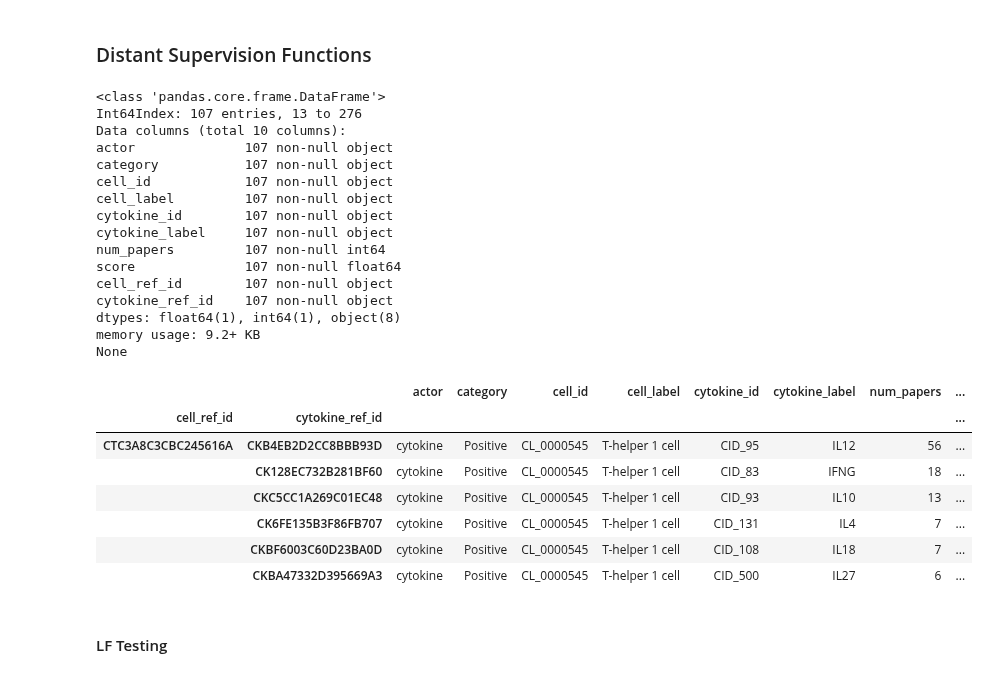
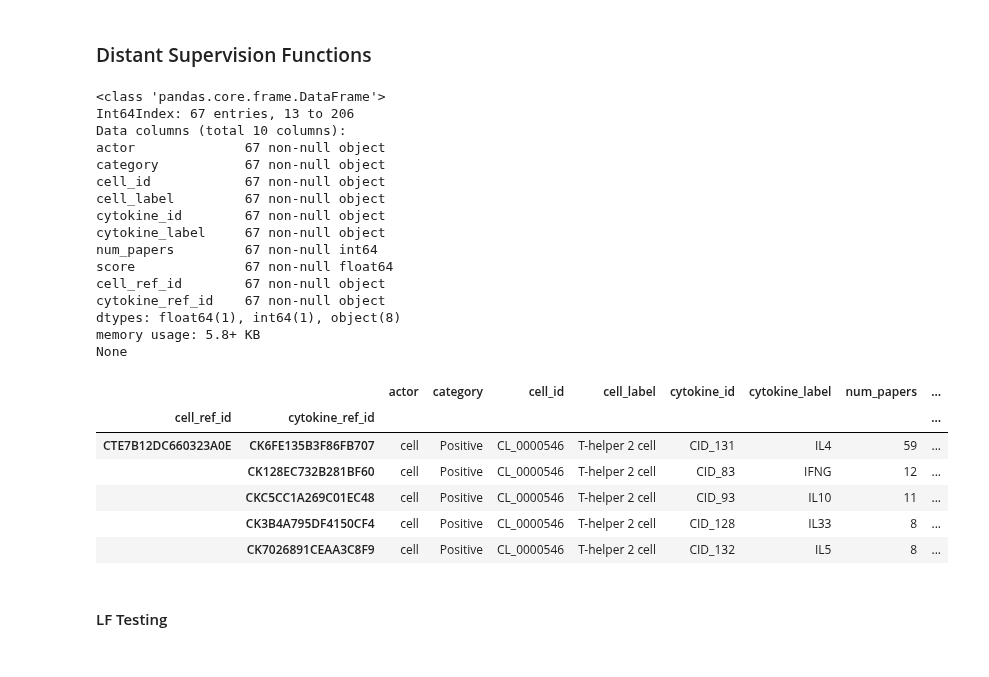
Before and after one commit to hammerlab/t-cell-relation-extraction, a Jupyter notebook: pm_subtype_protein_relations/snorkel/05-training-marginals.ipynb, the cells around one changed output. Cells and saved outputs as stored; diff of their text form; code cells hidden in the pictures.

```diff
--- a/pm_subtype_protein_relations/snorkel/05-training-marginals.ipynb
+++ b/pm_subtype_protein_relations/snorkel/05-training-marginals.ipynb
@@ -247,8 +206,8 @@ df_ix = pd.read_csv(osp.join(os.environ['SUPERVISION_DATA_DIR'], 'immunexpresso'
 
 # Filter to records with known cell/cytokine mappings for internal IDS
 df_ix = df_ix[df_ix['cell_ref_id'].notnull() & df_ix['cytokine_ref_id'].notnull()]
-# Also filter to records with >= 6 publications, as classification is a bit noisy
-df_ix = df_ix[df_ix['num_papers'] >= 6]
+# Also filter to records with >= 8 publications, as classification is a bit noisy
+df_ix = df_ix[df_ix['num_papers'] >= 8]
 print(df_ix.info())
 df_ix = df_ix.set_index(['cell_ref_id', 'cytokine_ref_id']).sort_index()
 
@@ -272,9 +231,11 @@ def LF_indck_dsup_imexpresso(c):
     ind2 = is_known_ix_relation(c, 'cytokine', 'Negative')
     ind3 = is_known_ix_relation(c, 'cell', 'Positive')
     if ind1:
-        return 1
-    if ind2 or ind3:
-        return -1
+        if not ind2 and not ind3:
+            return 1
+    else:
+        if ind2 or ind3:
+            return -1
     return 0
 
 def LF_secck_dsup_imexpresso(c):
@@ -284,26 +245,28 @@ def LF_secck_dsup_imexpresso(c):
     ind2 = is_known_ix_relation(c, 'cytokine', 'Positive')
     ind3 = is_known_ix_relation(c, 'cytokine', 'Negative')
     if ind1:
-        return 1
-    if ind2 or ind3:
-        return -1
+        if not ind2 and not ind3:
+            return 1
+    else:
+        if ind2 or ind3:
+            return -1
     return 0
 # %% [output]
 <class 'pandas.core.frame.DataFrame'>
-Int64Index: 107 entries, 13 to 276
+Int64Index: 67 entries, 13 to 206
 Data columns (total 10 columns):
-actor              107 non-null object
-category           107 non-null object
-cell_id            107 non-null object
-cell_label         107 non-null object
-cytokine_id        107 non-null object
-cytokine_label     107 non-null object
-num_papers         107 non-null int64
-score              107 non-null float64
-cell_ref_id        107 non-null object
-cytokine_ref_id    107 non-null object
+actor              67 non-null object
+category           67 non-null object
+cell_id            67 non-null object
+cell_label         67 non-null object
+cytokine_id        67 non-null object
+cytokine_label     67 non-null object
+num_papers         67 non-null int64
+score              67 non-null float64
+cell_ref_id        67 non-null object
+cytokine_ref_id    67 non-null object
 dtypes: float64(1), int64(1), object(8)
-memory usage: 9.2+ KB
+memory usage: 5.8+ KB
 None
 # %%
 #df_ix.head()
@@ -310,15 +274,16 @@ None
 # %%
-dft = df_ix[(df_ix['actor'] == 'cytokine') & (df_ix['category'] == 'Positive')].sort_values('num_papers', ascending=False)
-dft[dft['cell_label'] == 'T-helper 1 cell'].head(10)
+#dft = df_ix[(df_ix['actor'] == 'cytokine') & (df_ix['category'] == 'Positive')].sort_values('num_papers', ascending=False)
+dft = df_ix[(df_ix['actor'] == 'cell') & (df_ix['category'] == 'Positive')].sort_values('num_papers', ascending=False)
+#dft[dft['cell_label'] == 'T-helper 1 cell'].head(10)
+dft[dft['cell_label'] == 'T-helper 2 cell'].head(10)
 # %% [output]
 |  |  | actor | category | cell_id | cell_label | cytokine_id | cytokine_label | num_papers | ... |
 | cell_ref_id | cytokine_ref_id |  |  |  |  |  |  |  | ... |
-| CTC3A8C3CBC245616A | CKB4EB2D2CC8BBB93D | cytokine | Positive | CL_0000545 | T-helper 1 cell | CID_95 | IL12 | 56 | ... |
-|  | CK128EC732B281BF60 | cytokine | Positive | CL_0000545 | T-helper 1 cell | CID_83 | IFNG | 18 | ... |
-|  | CKC5CC1A269C01EC48 | cytokine | Positive | CL_0000545 | T-helper 1 cell | CID_93 | IL10 | 13 | ... |
-|  | CK6FE135B3F86FB707 | cytokine | Positive | CL_0000545 | T-helper 1 cell | CID_131 | IL4 | 7 | ... |
-|  | CKBF6003C60D23BA0D | cytokine | Positive | CL_0000545 | T-helper 1 cell | CID_108 | IL18 | 7 | ... |
-|  | CKBA47332D395669A3 | cytokine | Positive | CL_0000545 | T-helper 1 cell | CID_500 | IL27 | 6 | ... |
+| CTE7B12DC660323A0E | CK6FE135B3F86FB707 | cell | Positive | CL_0000546 | T-helper 2 cell | CID_131 | IL4 | 59 | ... |
+|  | CK128EC732B281BF60 | cell | Positive | CL_0000546 | T-helper 2 cell | CID_83 | IFNG | 12 | ... |
+|  | CKC5CC1A269C01EC48 | cell | Positive | CL_0000546 | T-helper 2 cell | CID_93 | IL10 | 11 | ... |
+|  | CK3B4A795DF4150CF4 | cell | Positive | CL_0000546 | T-helper 2 cell | CID_128 | IL33 | 8 | ... |
+|  | CK7026891CEAA3C8F9 | cell | Positive | CL_0000546 | T-helper 2 cell | CID_132 | IL5 | 8 | ... |
 # %% [markdown]
 #### LF Testing
 # %%
```
Also changed, not shown: parts of 27 cells of this notebook, 5 other files.
